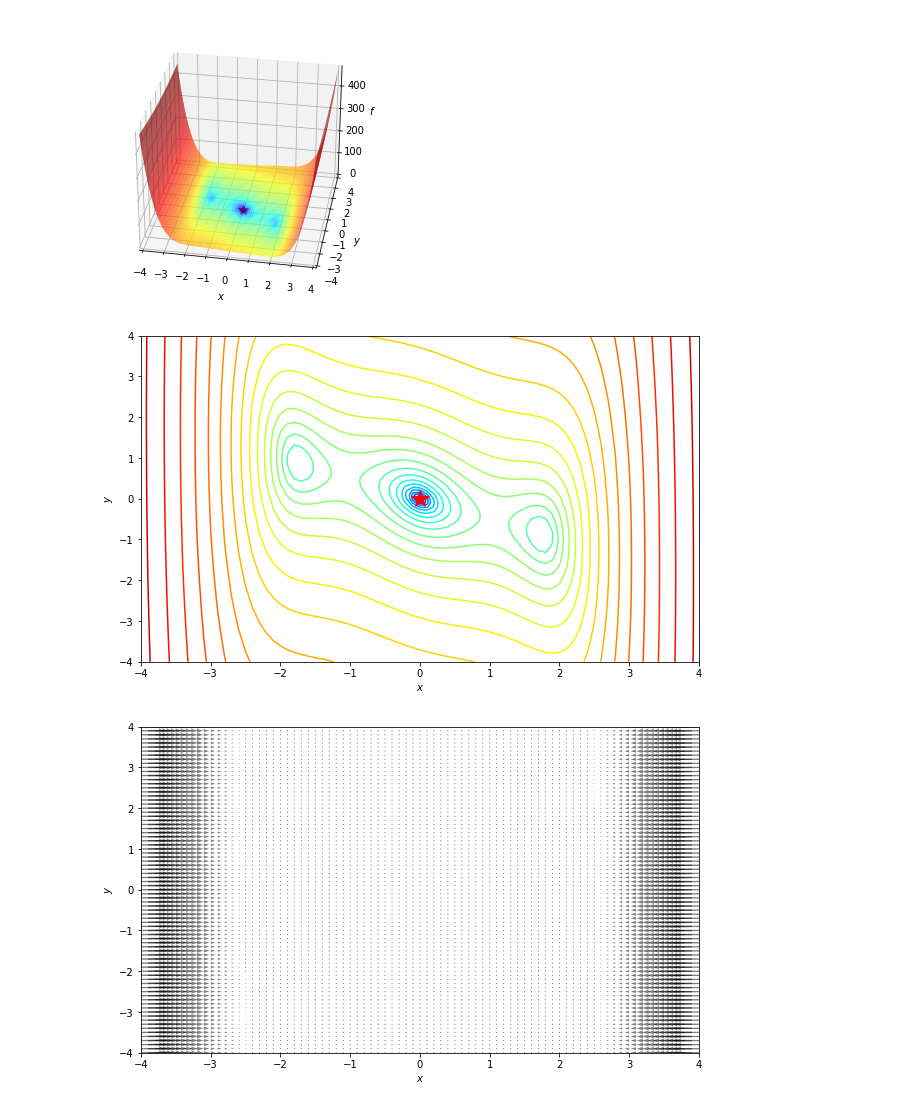
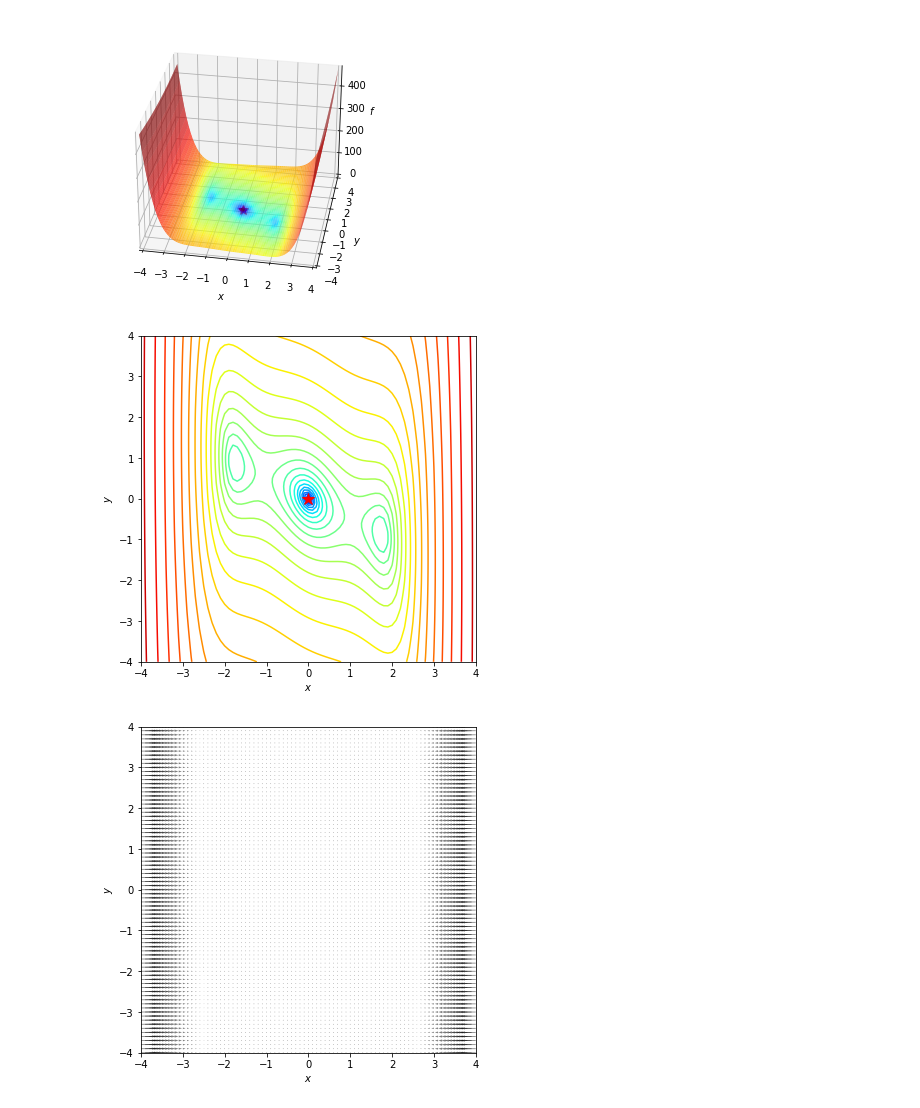
Before and after one commit to cylead/daily-writing, a Jupyter notebook: optimization/visualization.ipynb, the cells around one changed output. Saved outputs shown, nothing was run; the diff lists cells and outputs as text; code cells hidden in the pictures.

```diff
--- a/optimization/visualization.ipynb
+++ b/optimization/visualization.ipynb
@@ -46,22 +45,22 @@ plt.show()
 dz_dx = elementwise_grad(f, argnum=0)(x, y)
 dz_dy = elementwise_grad(f, argnum=1)(x, y)
 # %%
-fig, ax = plt.subplots(figsize=(10, 6))
+fig, ax = plt.subplots(figsize=(6, 6))
 
 ax.contour(x, y, z, levels=np.logspace(-3, 3, 30), norm=LogNorm(), cmap=plt.cm.jet)
-ax.plot(*minima_, 'r*', markersize=18)
+ax.plot(*minima_, 'r*', markersize=12)
 
 ax.set_xlabel('$x$')
 ax.set_ylabel('$y$')
 
 ax.set_xlim((xmin, xmax))
 ax.set_ylim((ymin, ymax))
-
+plt.savefig('./figs/contour.png', dpi=300)
 plt.show()
 # %% [output]
-[figure, old version]
+[figure, new version]
 # %%
-fig, ax = plt.subplots(figsize=(10, 6))
+fig, ax = plt.subplots(figsize=(6, 6))
 
 ax.quiver(x, y, x - dz_dx, y - dz_dy, alpha=.5)
 
@@ -73,7 +72,7 @@ ax.set_ylim((ymin, ymax))
 
 plt.show()
 # %% [output]
-[figure, old version]
+[figure, new version]
 # %%
 def make_minimize_cb(path=[]):
 
```
Also changed, not shown: parts of 7 cells of this notebook, 14 other files.
